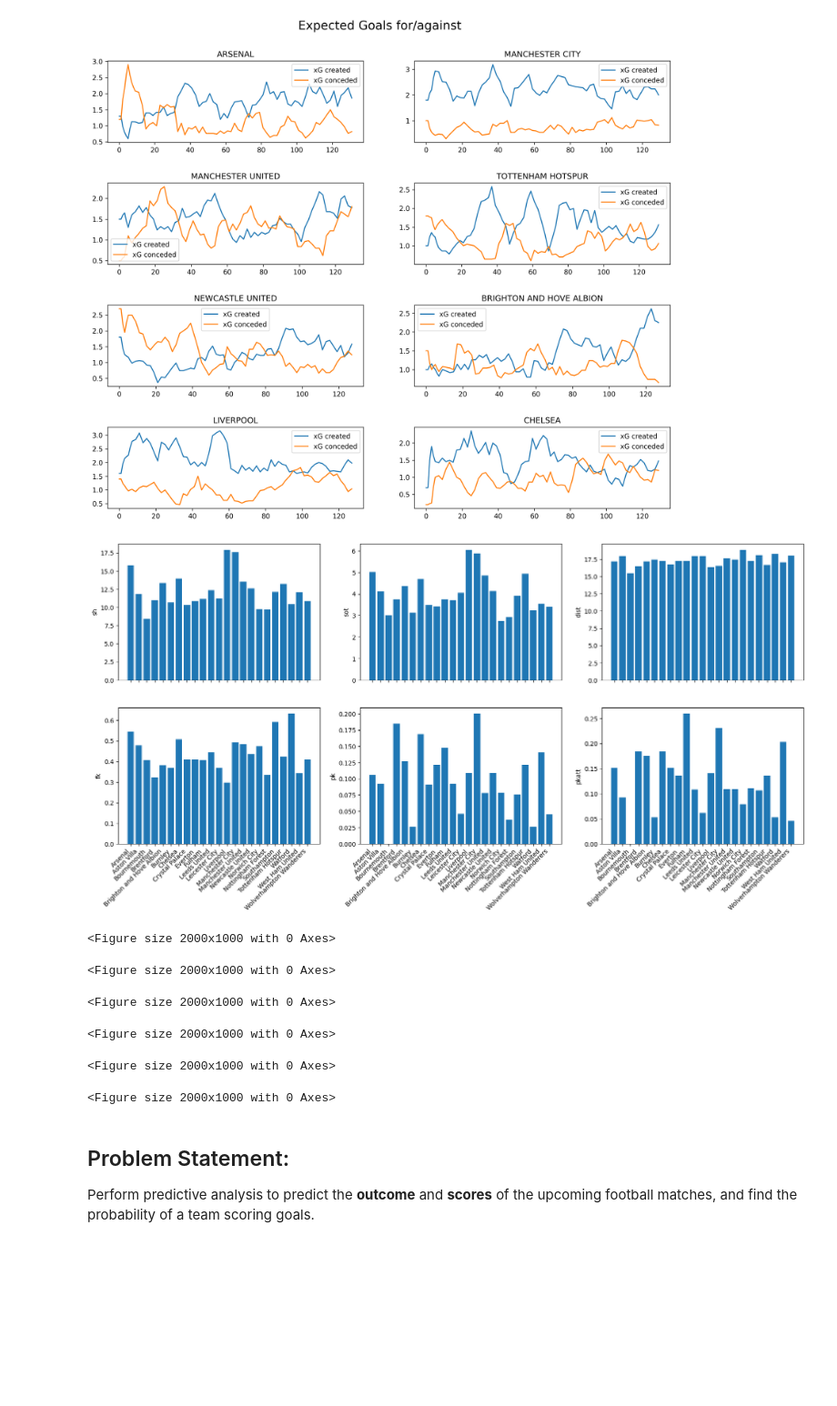
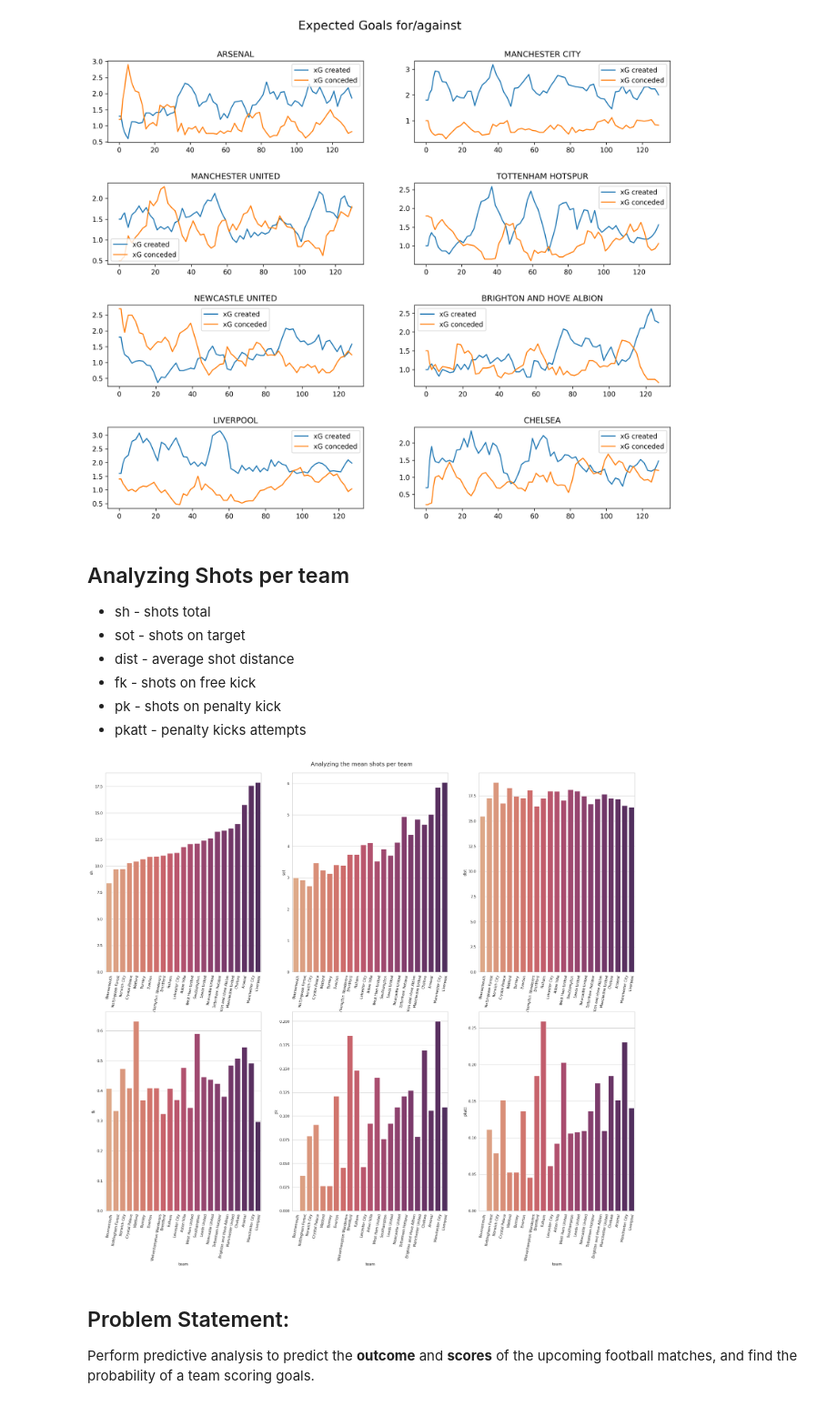
Before and after one commit to ruhee98/PL-Soccer-DataAnalysis, a Jupyter notebook: PL_predictive_analysis.ipynb, the cells around one changed output. Shown at 91% size. Drawn from its saved outputs; the diff is of its cells as text; code cells hidden in the pictures; blank space fills up the shorter version.

```diff
--- a/PL_predictive_analysis.ipynb
+++ b/PL_predictive_analysis.ipynb
@@ -239,47 +223,47 @@ for i, team in enumerate(teams):
   ax.legend()
 # %% [output]
 [figure]
+# %% [markdown]
+## Analyzing Shots per team
+- sh - shots total
+- sot - shots on target
+- dist - average shot distance
+- fk - shots on free kick
+- pk - shots on penalty kick
+- pkatt - penalty kicks attempts
 # %%
-#Analysing shots
-#sh - shots total
-#sot - shots on target
-#dist - average shot distance
-#fk - shots on free kick
-#pk - shots on penalty kick
-#pkatt - penalty kicks attempts
+
 import math
+from matplotlib.colors import ListedColormap
+
 
 #top 8 teams
 
 shots_df = matches_df[['date', 'team', 'sh', 'sot', 'dist', 'fk', 'pk', 'pkatt']]
 shots_df = shots_df.dropna()
 shots_df_by_team = shots_df.groupby('team')['sh', 'sot', 'dist', 'fk', 'pk', 'pkatt'].mean()
-shots_df_by_team
+shots_df_by_team = shots_df_by_team.sort_values(by=['sh', 'sot', 'dist', 'fk', 'pk', 'pkatt'], ascending=True)
 numeric_features=[ x for x in shots_df_by_team.columns if shots_df_by_team[x].dtype!="object"]
 
 i,j=0,0
 PLOTS_PER_ROW = 3
-fig, axs = plt.subplots(math.ceil(len(shots_df_by_team.columns)/PLOTS_PER_ROW),PLOTS_PER_ROW, figsize=(20, 10))
+sns.set(style="whitegrid", color_codes=True)
+my_cmap = ListedColormap(sns.color_palette("Spectral",256))
+fig, axs = plt.subplots(math.ceil(len(shots_df_by_team.columns)/PLOTS_PER_ROW),PLOTS_PER_ROW, figsize=(30, 25))
+plt.suptitle("Analyzing the mean shots per team", fontsize=18, y=0.9)
 
 for col in shots_df_by_team[numeric_features].columns:
-    plt.figure(figsize=(20,10))
-    axs[i][j].bar(shots_df_by_team.index, shots_df_by_team[col])
+    sns.barplot(ax=axs[i][j], x=shots_df_by_team.index, y=shots_df_by_team[col], palette='flare')
+    axs[i][j].set_xticklabels(shots_df_by_team.index, rotation=80)
     axs[i][j].set_ylabel(col)
     j+=1
     if j%PLOTS_PER_ROW==0:
         i+=1
         j=0
 
-fig.autofmt_xdate(rotation=45)
 plt.show()
 # %% [output]
-[figure, old version]
+[figure, new version]
-<Figure size 2000x1000 with 0 Axes>
-<Figure size 2000x1000 with 0 Axes>
-<Figure size 2000x1000 with 0 Axes>
-<Figure size 2000x1000 with 0 Axes>
-<Figure size 2000x1000 with 0 Axes>
-<Figure size 2000x1000 with 0 Axes>
 # %% [markdown]
 ## Problem Statement:
 Perform predictive analysis to predict the **outcome** and **scores** of the upcoming football matches, and find the probability of a team scoring goals.
```
Also changed, not shown: parts of 2 cells of this notebook.
